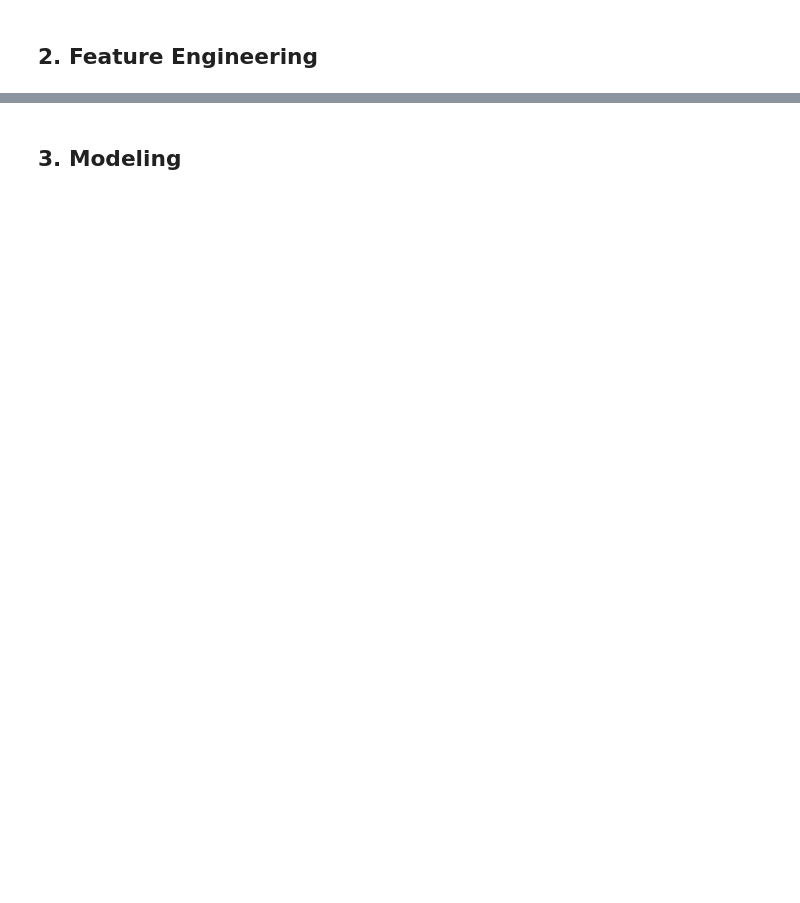
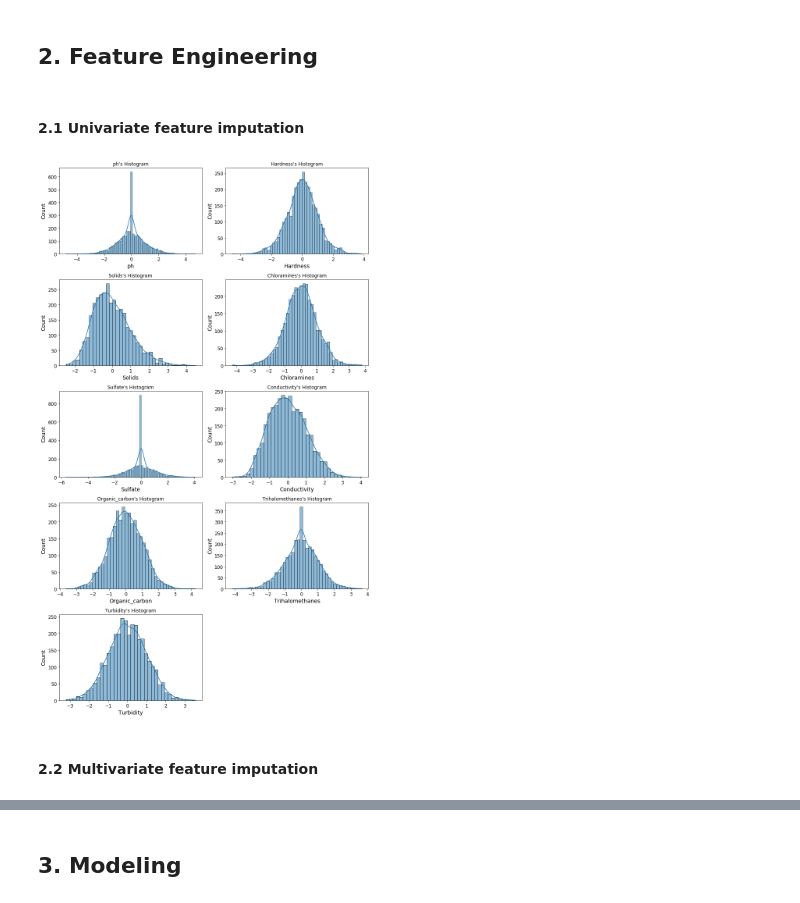
Before and after one commit to ArianeDlns/ML-Drinking_Water_Potability, a Jupyter notebook: Water_potability.ipynb, the cells around one changed output, grey strips where cells are left out. Drawn from its saved outputs; the diff is of its cells as text; code cells hidden in the pictures; blank space fills up the shorter version.

```diff
--- a/Water_potability.ipynb
+++ b/Water_potability.ipynb
@@ -133,2 +138,43 @@ sns.heatmap(data.corr(),annot=True, cmap="vlag_r")
 # %% [markdown]
 ## 2. Feature Engineering
+# %% [markdown]
+#### 2.1 Univariate feature imputation
+# %%
+from sklearn.pipeline import Pipeline
+
+from sklearn.impute import SimpleImputer
+from sklearn.preprocessing import StandardScaler
+
+pipeline =  Pipeline([
+    ('mean_imputer', SimpleImputer(strategy='mean')),
+    ('std_scaler', StandardScaler()),
+])
+
+y = data.Potability
+X = data.drop(["Potability"],axis=1)
+
+imp_mean = SimpleImputer(strategy='mean')
+X_mean = imp_mean.fit_transform(X)
+
+scaler = StandardScaler()
+# We scale the training instances.
+X_scaled = scaler.fit_transform(X_mean)
+# %%
+import seaborn as sns
+plt.figure(figsize=(12,20))
+
+data_processed = pd.DataFrame(X_scaled,columns=X.columns)
+
+for n, column in enumerate(data_processed.columns):
+    plt.subplot(5, 2, n+1)
+    sns.histplot(data_processed[column], kde=True)
+    plt.xlabel(column)
+    plt.ylabel('Count')
+    plt.title(f"{column}'s Histogram")
+
+plt.tight_layout()
+plt.show()
+# %% [output]
+[figure, added]
+# %% [markdown]
+#### 2.2  Multivariate feature imputation
```
Also changed, not shown: parts of 13 cells of this notebook.
